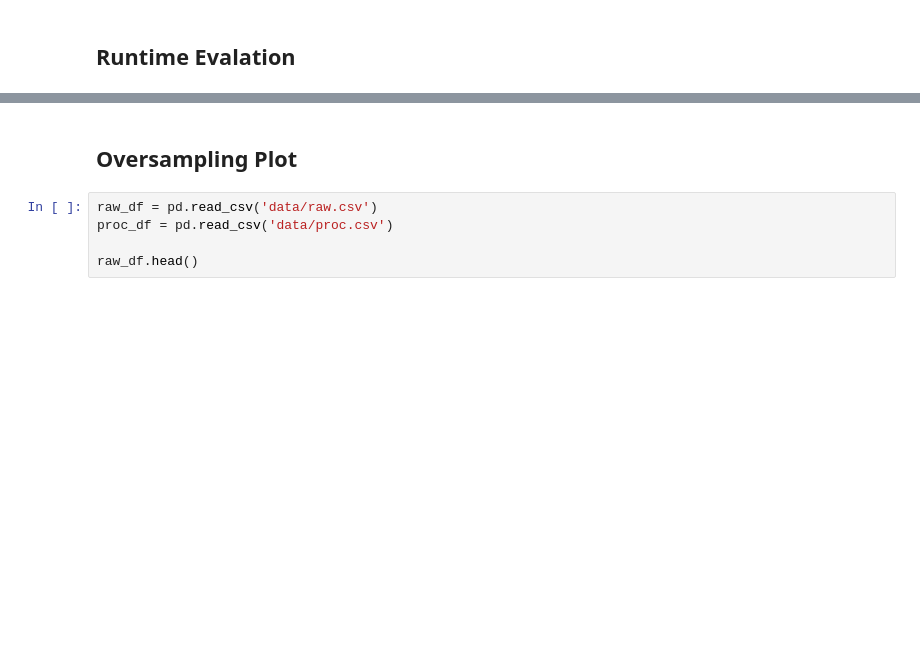
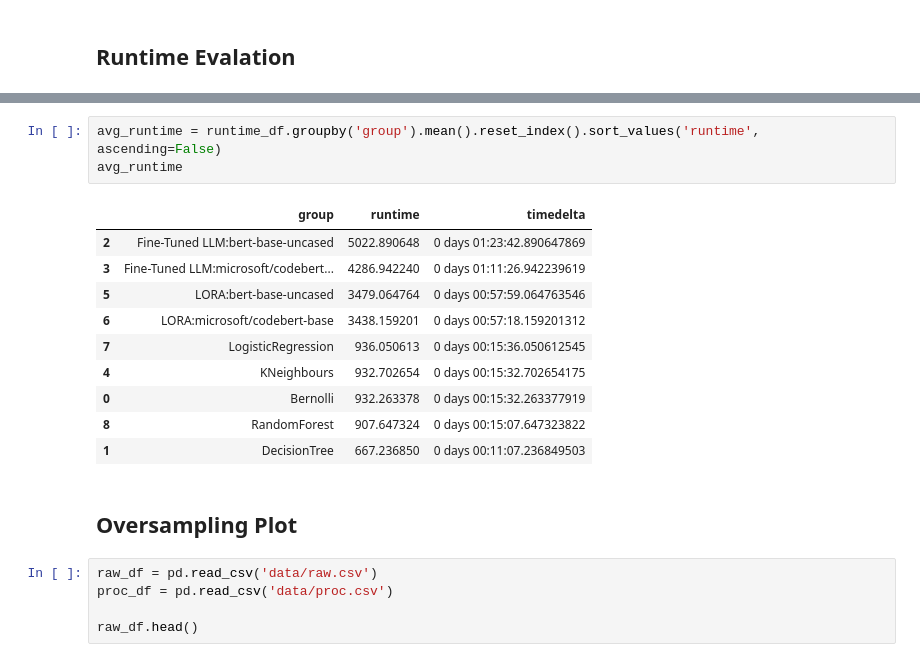
Before and after one commit to m-messer/Grading-Documentation-with-Machine-Learning, a Jupyter notebook: results.ipynb, the cells around one changed output, grey strips where cells are left out. Saved outputs shown, nothing was run; the diff lists cells and outputs as text; blank space fills up the shorter version.

```diff
--- a/results.ipynb
+++ b/results.ipynb
@@ -245,3 +212,17 @@ runtime.get_figure().savefig('plots/runtime.pdf', bbox_inches='tight')
+# %%
+avg_runtime = runtime_df.groupby('group').mean().reset_index().sort_values('runtime', ascending=False)
+avg_runtime
+# %% [output]
+|  | group | runtime | timedelta |
+| 2 | Fine-Tuned LLM:bert-base-uncased | 5022.890648 | 0 days 01:23:42.890647869 |
+| 3 | Fine-Tuned LLM:microsoft/codebert... | 4286.942240 | 0 days 01:11:26.942239619 |
+| 5 | LORA:bert-base-uncased | 3479.064764 | 0 days 00:57:59.064763546 |
+| 6 | LORA:microsoft/codebert-base | 3438.159201 | 0 days 00:57:18.159201312 |
+| 7 | LogisticRegression | 936.050613 | 0 days 00:15:36.050612545 |
+| 4 | KNeighbours | 932.702654 | 0 days 00:15:32.702654175 |
+| 0 | Bernolli | 932.263378 | 0 days 00:15:32.263377919 |
+| 8 | RandomForest | 907.647324 | 0 days 00:15:07.647323822 |
+| 1 | DecisionTree | 667.236850 | 0 days 00:11:07.236849503 |
 # %% [markdown]
 ## Oversampling Plot
 # %%
```
Also changed, not shown: parts of 16 cells of this notebook, 9 other files.
